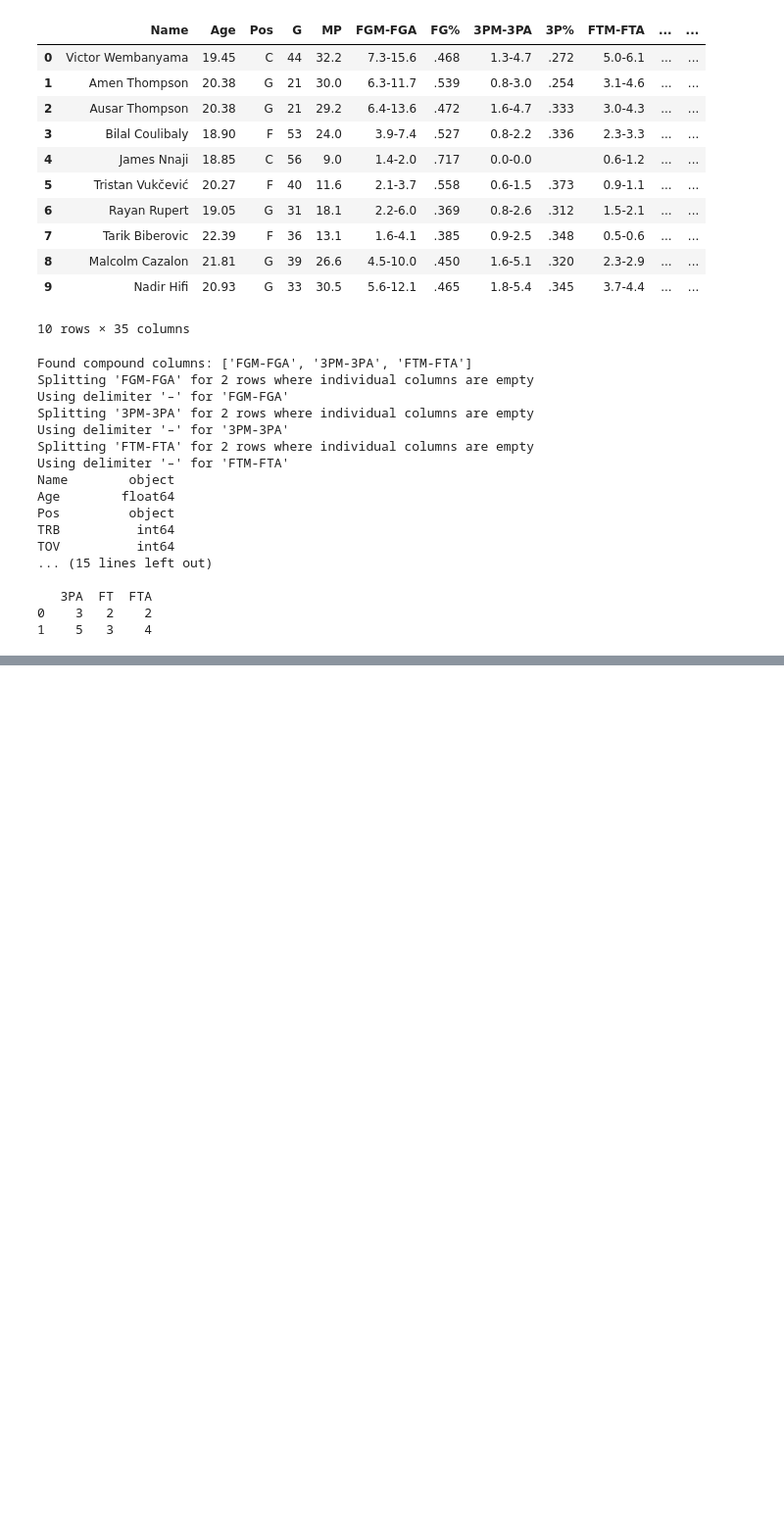
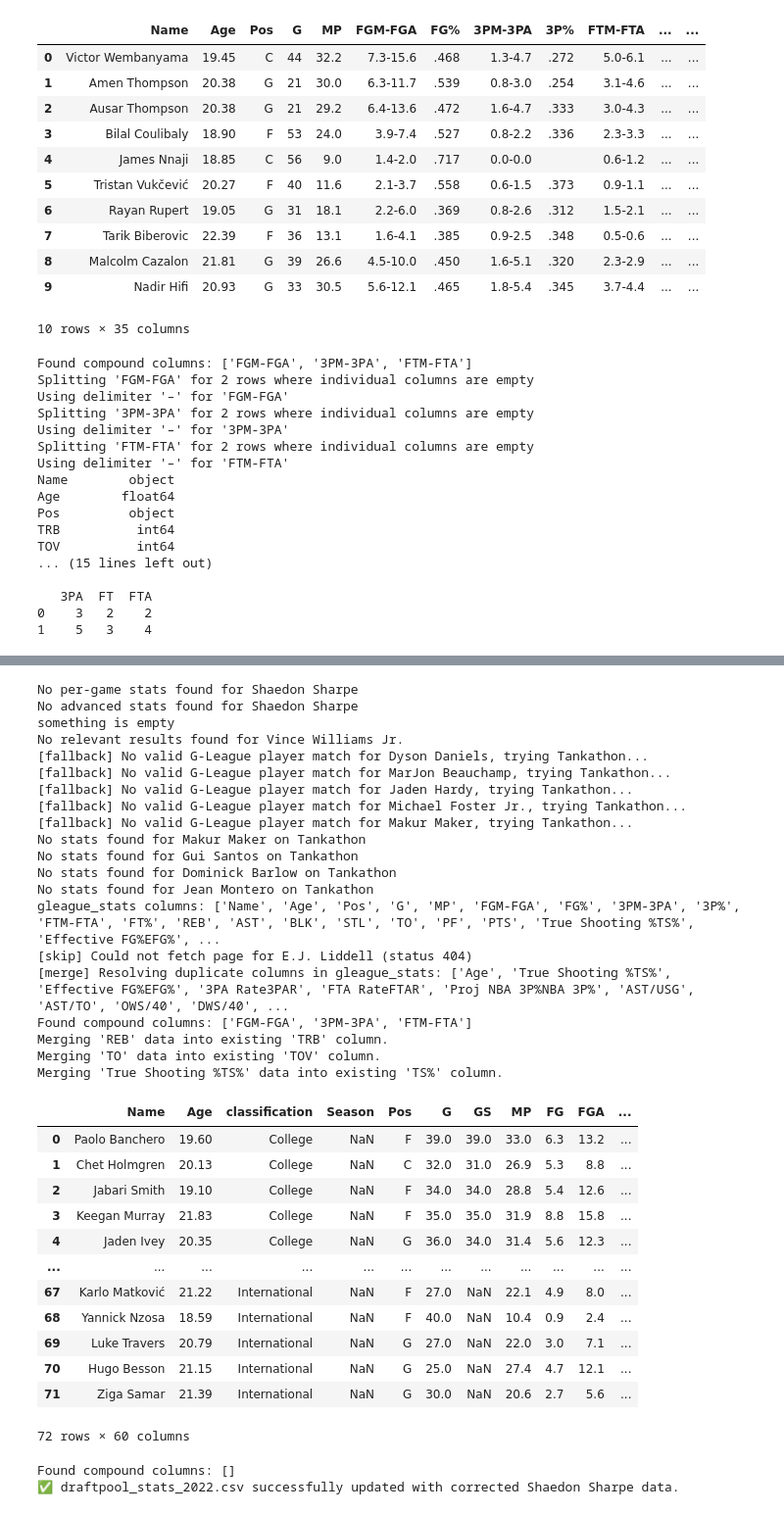
Before and after one commit to kienanana/NBA-Draft-Model, a Jupyter notebook: notebooks/playerstats_scraper.ipynb, the cells around one changed output, grey strips where cells are left out. Shown: that part at 98% size. Cells and saved outputs as stored; diff of their text form; code cells hidden in the pictures; blank space fills up the shorter version.

```diff
--- a/notebooks/playerstats_scraper.ipynb
+++ b/notebooks/playerstats_scraper.ipynb
@@ -838,0 +927,66 @@ No valid G-League player match for Sidy Cissoko
+# %%
+collect_draftpool_stats(2022)
+# %% [output]
+No per-game stats found for Shaedon Sharpe
+No advanced stats found for Shaedon Sharpe
+something is empty
+No relevant results found for Vince Williams Jr.
+[fallback] No valid G-League player match for Dyson Daniels, trying Tankathon...
+[fallback] No valid G-League player match for MarJon Beauchamp, trying Tankathon...
+[fallback] No valid G-League player match for Jaden Hardy, trying Tankathon...
+[fallback] No valid G-League player match for Michael Foster Jr., trying Tankathon...
+[fallback] No valid G-League player match for Makur Maker, trying Tankathon...
+No stats found for Makur Maker on Tankathon
+No stats found for Gui Santos on Tankathon
+No stats found for Dominick Barlow on Tankathon
+No stats found for Jean Montero on Tankathon
+gleague_stats columns: ['Name', 'Age', 'Pos', 'G', 'MP', 'FGM-FGA', 'FG%', '3PM-3PA', '3P%', 'FTM-FTA', 'FT%', 'REB', 'AST', 'BLK', 'STL', 'TO', 'PF', 'PTS', 'True Shooting %TS%', 'Effective FG%EFG%', ...
+[skip] Could not fetch page for E.J. Liddell (status 404)
+[merge] Resolving duplicate columns in gleague_stats: ['Age', 'True Shooting %TS%', 'Effective FG%EFG%', '3PA Rate3PAR', 'FTA RateFTAR', 'Proj NBA 3P%NBA 3P%', 'AST/USG', 'AST/TO', 'OWS/40', 'DWS/40', ...
+Found compound columns: ['FGM-FGA', '3PM-3PA', 'FTM-FTA']
+Merging 'REB' data into existing 'TRB' column.
+Merging 'TO' data into existing 'TOV' column.
+Merging 'True Shooting %TS%' data into existing 'TS%' column.
+|  | Name | Age | classification | Season | Pos | G | GS | MP | FG | FGA | ... |
+| 0 | Paolo Banchero | 19.60 | College | NaN | F | 39.0 | 39.0 | 33.0 | 6.3 | 13.2 | ... |
+| 1 | Chet Holmgren | 20.13 | College | NaN | C | 32.0 | 31.0 | 26.9 | 5.3 | 8.8 | ... |
+| 2 | Jabari Smith | 19.10 | College | NaN | F | 34.0 | 34.0 | 28.8 | 5.4 | 12.6 | ... |
+| 3 | Keegan Murray | 21.83 | College | NaN | F | 35.0 | 35.0 | 31.9 | 8.8 | 15.8 | ... |
+| 4 | Jaden Ivey | 20.35 | College | NaN | G | 36.0 | 34.0 | 31.4 | 5.6 | 12.3 | ... |
+| ... | ... | ... | ... | ... | ... | ... | ... | ... | ... | ... | ... |
+| 67 | Karlo Matković | 21.22 | International | NaN | F | 27.0 | NaN | 22.1 | 4.9 | 8.0 | ... |
+| 68 | Yannick Nzosa | 18.59 | International | NaN | F | 40.0 | NaN | 10.4 | 0.9 | 2.4 | ... |
+| 69 | Luke Travers | 20.79 | International | NaN | G | 27.0 | NaN | 22.0 | 3.0 | 7.1 | ... |
+| 70 | Hugo Besson | 21.15 | International | NaN | G | 25.0 | NaN | 27.4 | 4.7 | 12.1 | ... |
+| 71 | Ziga Samar | 21.39 | International | NaN | G | 30.0 | NaN | 20.6 | 2.7 | 5.6 | ... |
+72 rows × 60 columns
+# %%
+## MANUAL CLEANING 2022
+# CLEAN FOR SHAEDON SHARPE (no college stats, use Tankathon only)
+driver = init_driver()
+
+# Get profile stats from Tankathon only
+sharpe_tankathon_stats = get_tankathon_stats("Shaedon Sharpe")
+sharpe_tankathon_df = pd.DataFrame([sharpe_tankathon_stats])
+sharpe_tankathon_df["Name"] = "Shaedon Sharpe"
+sharpe_tankathon_df["classification"] = "College"  # still labeled college in prospect pool
+sharpe_tankathon_df["Pos"] = sharpe_tankathon_df.get("Pos", "")  # fallback if missing
+
+# Load original and remove old entry
+final_df = pd.read_csv("../data/processed/2022/draftpool_stats_2022.csv")
+final_df = final_df[final_df["Name"] != "Shaedon Sharpe"]
+
+# Ensure column compatibility before concat
+common_cols = final_df.columns.intersection(sharpe_tankathon_df.columns)
+sharpe_tankathon_df = sharpe_tankathon_df[common_cols]  # restrict to compatible cols
+final_df = pd.concat([final_df, sharpe_tankathon_df], ignore_index=True)
+
+# Clean and future-proof
+final_df = clean_draftpool_dataframe(final_df)
+
+# Save result
+final_df.to_csv("../data/processed/2022/draftpool_stats_2022.csv", index=False)
+print("✅ draftpool_stats_2022.csv successfully updated with corrected Shaedon Sharpe data.")
+# %% [output]
+Found compound columns: []
+✅ draftpool_stats_2022.csv successfully updated with corrected Shaedon Sharpe data.
```
Also changed, not shown: parts of 12 cells of this notebook, 9 other files.
